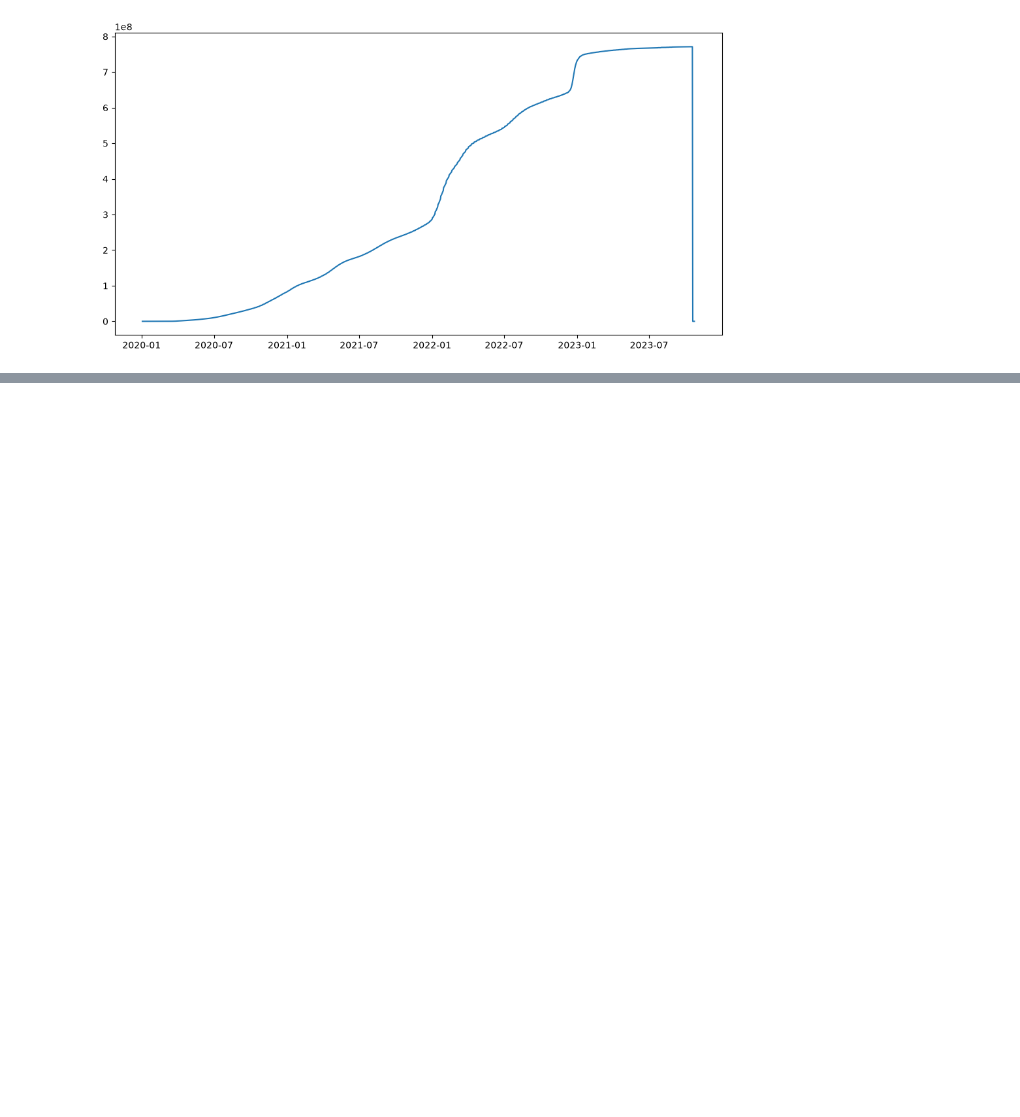
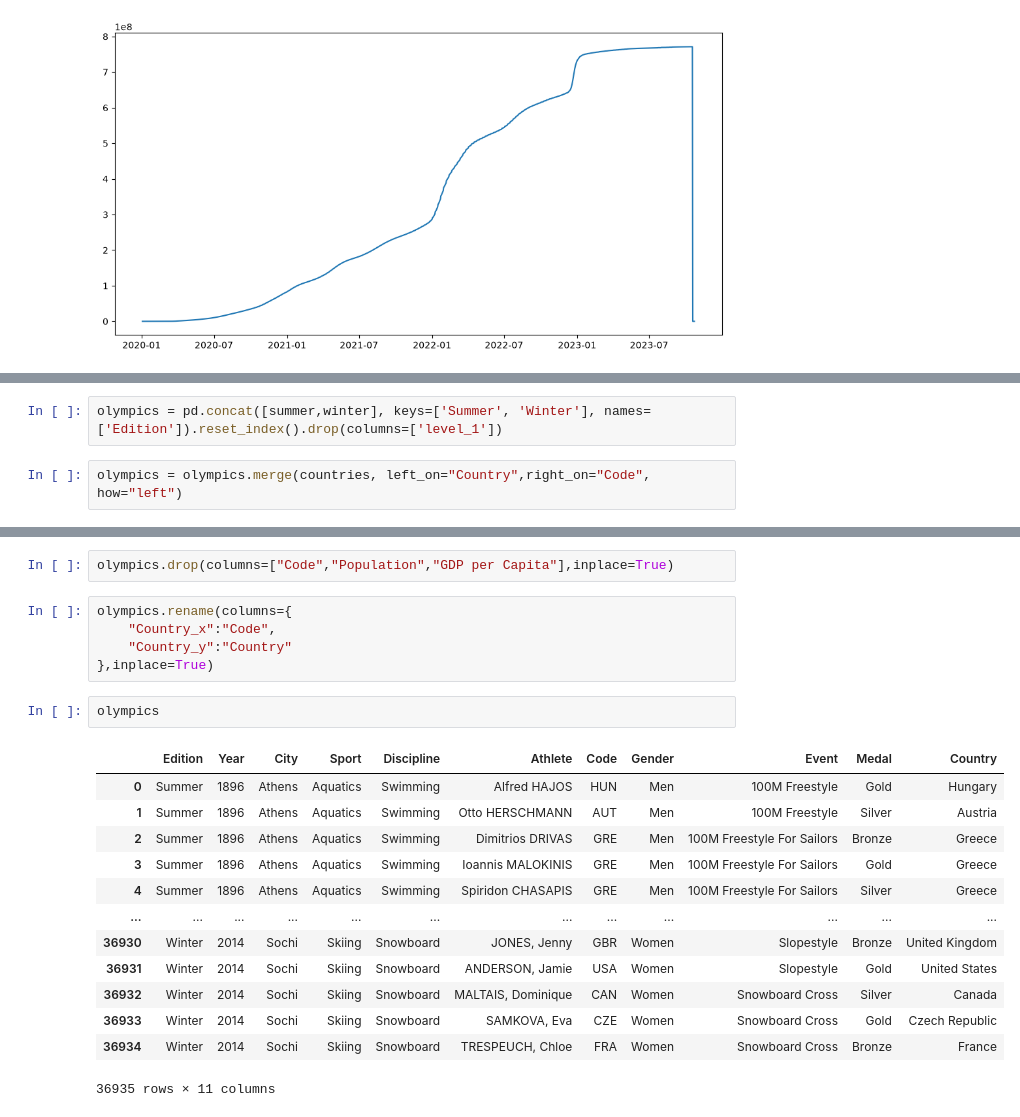
Before and after one commit to mohamedeld/Exploratory-Data-Analysis-using-Python, a Jupyter notebook: covid_casestudy.ipynb, the cells around one changed output, grey strips where cells are left out. Cells and saved outputs as stored; diff of their text form; blank space fills up the shorter version.

```diff
--- a/covid_casestudy.ipynb
+++ b/covid_casestudy.ipynb
@@ -116,0 +161,4 @@ plt.plot(df_world_over_time.index,df_world_over_time.total_cases)
+# %%
+olympics = pd.concat([summer,winter], keys=['Summer', 'Winter'], names=['Edition']).reset_index().drop(columns=['level_1'])
+# %%
+olympics = olympics.merge(countries, left_on="Country",right_on="Code", how="left")
@@ -116,0 +174,23 @@ plt.plot(df_world_over_time.index,df_world_over_time.total_cases)
+# %%
+olympics.drop(columns=["Code","Population","GDP per Capita"],inplace=True)
+# %%
+olympics.rename(columns={
+    "Country_x":"Code",
+    "Country_y":"Country"
+},inplace=True)
+# %%
+olympics
+# %% [output]
+|  | Edition | Year | City | Sport | Discipline | Athlete | Code | Gender | Event | Medal | Country |
+| 0 | Summer | 1896 | Athens | Aquatics | Swimming | Alfred HAJOS | HUN | Men | 100M Freestyle | Gold | Hungary |
+| 1 | Summer | 1896 | Athens | Aquatics | Swimming | Otto HERSCHMANN | AUT | Men | 100M Freestyle | Silver | Austria |
+| 2 | Summer | 1896 | Athens | Aquatics | Swimming | Dimitrios DRIVAS | GRE | Men | 100M Freestyle For Sailors | Bronze | Greece |
+| 3 | Summer | 1896 | Athens | Aquatics | Swimming | Ioannis MALOKINIS | GRE | Men | 100M Freestyle For Sailors | Gold | Greece |
+| 4 | Summer | 1896 | Athens | Aquatics | Swimming | Spiridon CHASAPIS | GRE | Men | 100M Freestyle For Sailors | Silver | Greece |
+| ... | ... | ... | ... | ... | ... | ... | ... | ... | ... | ... | ... |
+| 36930 | Winter | 2014 | Sochi | Skiing | Snowboard | JONES, Jenny | GBR | Women | Slopestyle | Bronze | United Kingdom |
+| 36931 | Winter | 2014 | Sochi | Skiing | Snowboard | ANDERSON, Jamie | USA | Women | Slopestyle | Gold | United States |
+| 36932 | Winter | 2014 | Sochi | Skiing | Snowboard | MALTAIS, Dominique | CAN | Women | Snowboard Cross | Silver | Canada |
+| 36933 | Winter | 2014 | Sochi | Skiing | Snowboard | SAMKOVA, Eva | CZE | Women | Snowboard Cross | Gold | Czech Republic |
+| 36934 | Winter | 2014 | Sochi | Skiing | Snowboard | TRESPEUCH, Chloe | FRA | Women | Snowboard Cross | Bronze | France |
+36935 rows × 11 columns
```
Also changed, not shown: parts of 28 cells of this notebook, 9 other files.
